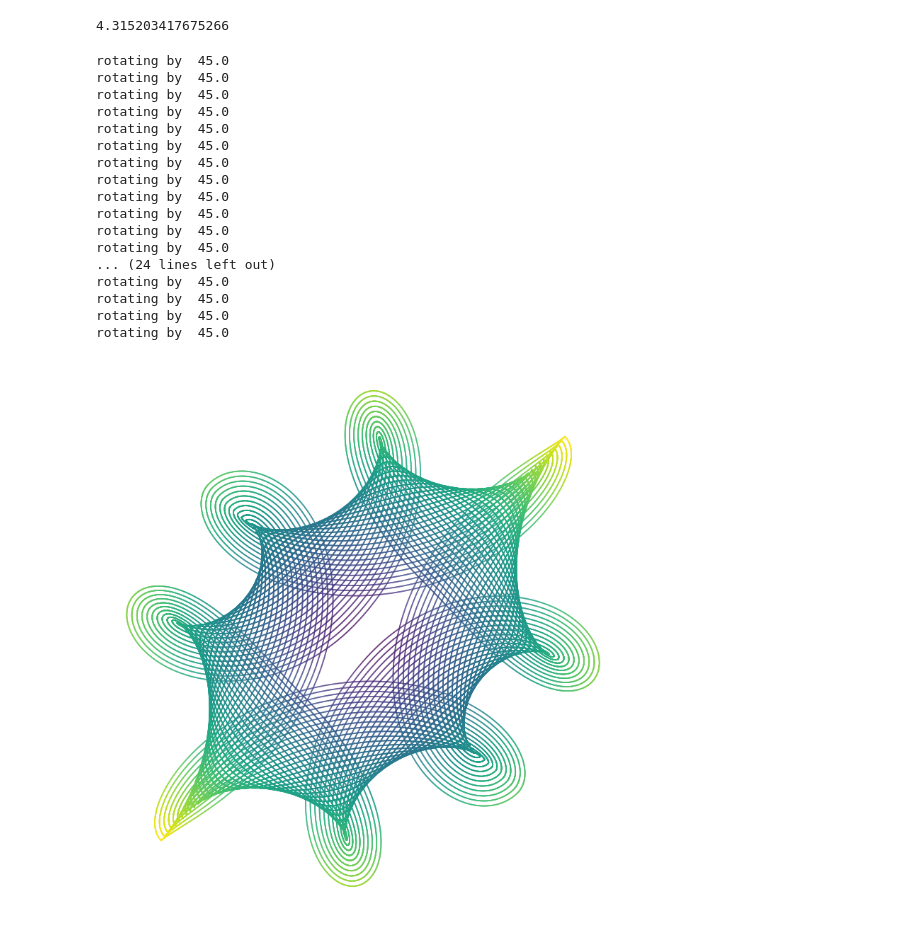
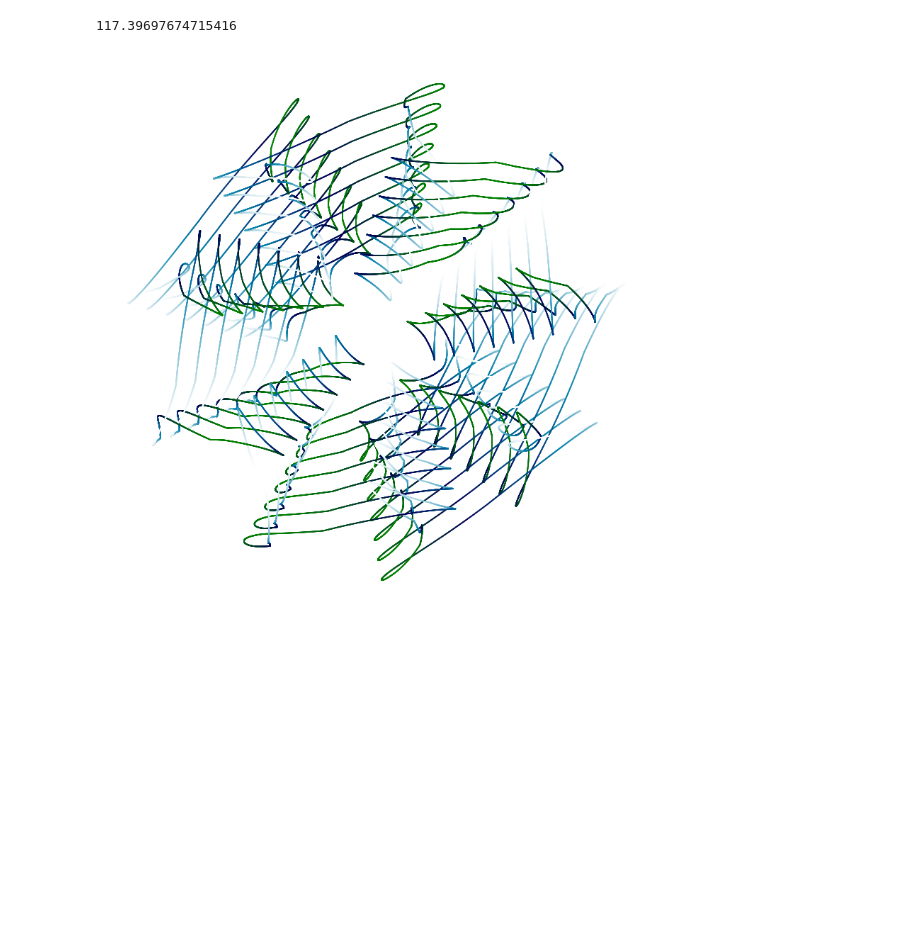
Before and after one commit to donalgrant/spiro, a Jupyter notebook: Explore.ipynb, the cells around one changed output. Saved outputs shown, nothing was run; the diff lists cells and outputs as text; code cells hidden in the pictures; blank space fills up the shorter version.

Commit message:
added major_from_circum function, allowing integral-aligned ellipse figures

```diff
--- a/Explore.ipynb
+++ b/Explore.ipynb
@@ -37,38 +37,26 @@ import diagrams
 import spiro_ellipse
 from spiro_ellipse import *
 # %%
-ring.c / (2*pi) / 4
+ring = Ellipse(20,0.5)
+ring.c
 # %% [output]
-4.315203417675266
+117.39697674715416
-# %%
-S.reset()
-ring=Ellipse(major=20,eccen=0.7,offset=pi/4)
-#for po in linspace(0,2*pi,16):
-po=0
-a = ring.c/(2*pi)/4
-for m in linspace(-2*a,2*a,40):
-    wheel=Ellipse(a,0.0,m,0,pen_offset=po)
-    S.add(elliptical_in_ellipse(ring,wheel,inside=True,loops=1))
-F.plot(S)
-# %% [output]
-rotating by  45.0
-rotating by  45.0
-rotating by  45.0
-rotating by  45.0
-rotating by  45.0
-rotating by  45.0
-rotating by  45.0
-rotating by  45.0
-rotating by  45.0
-rotating by  45.0
-rotating by  45.0
-rotating by  45.0
-... (24 lines left out)
-rotating by  45.0
-rotating by  45.0
-rotating by  45.0
-rotating by  45.0
-[figure, removed]
+# %%
+S.reset()
+ring=Ellipse(major=20,eccen=0.6,offset=pi/4)
+#for po in linspace(0,2*pi,16):
+po=0
+we = 0.3  # was 0.9
+rounds = 9
+circuits = 8
+nwr = rounds / circuits
+a = major_from_circum(ring.c/nwr,we)
+for m in linspace(0.4*a,a,7):
+    wheel=Ellipse(a,we,m,0,pen_offset=po)
+    S.add(elliptical_in_ellipse(ring,wheel,inside=True,loops=circuits))
+F.plot(S,color_scheme='cycles',cmap='ocean')
+# %% [output]
+[figure, added]
 # %%
 e=0.7
 phi1=0
```
Also changed, not shown: parts of 6 cells of this notebook, 2 other files.
